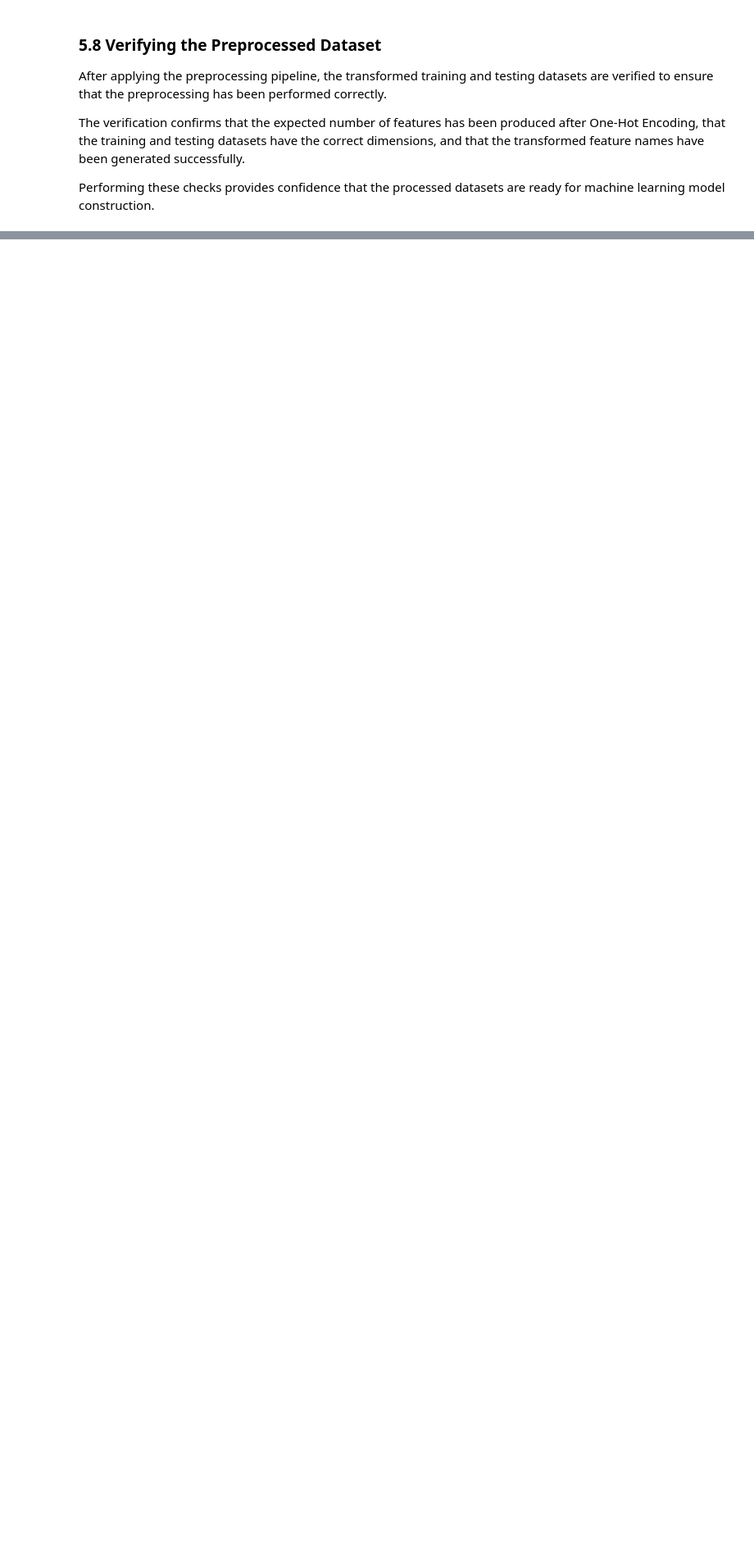
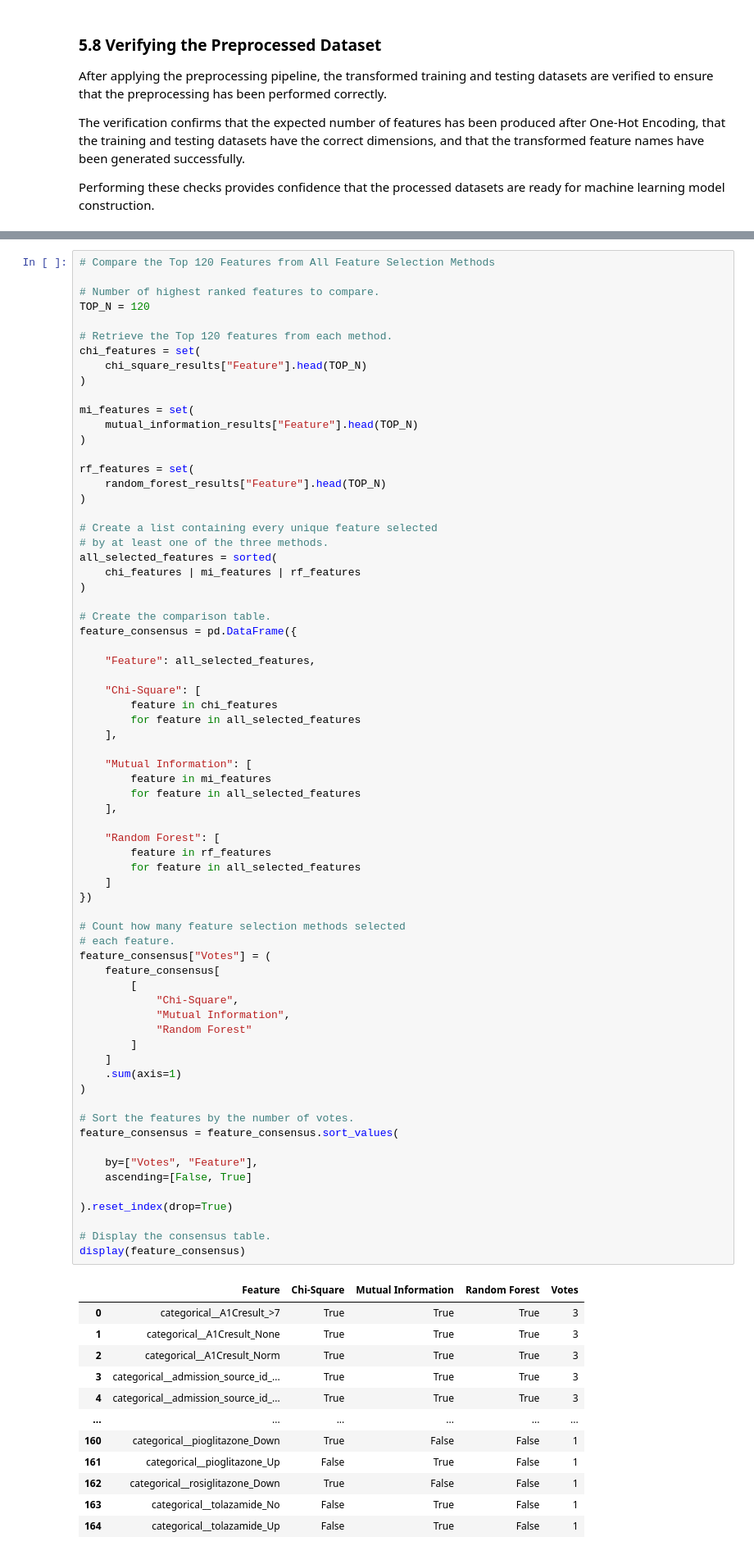
Before and after one commit to ajay-nagpal/Hospital-Readmission-Prediction, a Jupyter notebook: hospital_readmission.ipynb, the cells around one changed output, grey strips where cells are left out. Shown at 82% size. Cells and saved outputs as stored; diff of their text form; blank space fills up the shorter version.

```diff
--- a/hospital_readmission.ipynb
+++ b/hospital_readmission.ipynb
@@ -3253,0 +3774,82 @@ display(encoding_summary)
+# %%
+# Compare the Top 120 Features from All Feature Selection Methods
+
+# Number of highest ranked features to compare.
+TOP_N = 120
+
+# Retrieve the Top 120 features from each method.
+chi_features = set(
+    chi_square_results["Feature"].head(TOP_N)
+)
+
+mi_features = set(
+    mutual_information_results["Feature"].head(TOP_N)
+)
+
+rf_features = set(
+    random_forest_results["Feature"].head(TOP_N)
+)
+
+# Create a list containing every unique feature selected
+# by at least one of the three methods.
+all_selected_features = sorted(
+    chi_features | mi_features | rf_features
+)
+
+# Create the comparison table.
+feature_consensus = pd.DataFrame({
+
+    "Feature": all_selected_features,
+
+    "Chi-Square": [
+        feature in chi_features
+        for feature in all_selected_features
+    ],
+
+    "Mutual Information": [
+        feature in mi_features
+        for feature in all_selected_features
+    ],
+
+    "Random Forest": [
+        feature in rf_features
+        for feature in all_selected_features
+    ]
+})
+
+# Count how many feature selection methods selected
+# each feature.
+feature_consensus["Votes"] = (
+    feature_consensus[
+        [
+            "Chi-Square",
+            "Mutual Information",
+            "Random Forest"
+        ]
+    ]
+    .sum(axis=1)
+)
+
+# Sort the features by the number of votes.
+feature_consensus = feature_consensus.sort_values(
+
+    by=["Votes", "Feature"],
+    ascending=[False, True]
+
+).reset_index(drop=True)
+
+# Display the consensus table.
+display(feature_consensus)
+# %% [output]
+|  | Feature | Chi-Square | Mutual Information | Random Forest | Votes |
+| 0 | categorical__A1Cresult_>7 | True | True | True | 3 |
+| 1 | categorical__A1Cresult_None | True | True | True | 3 |
+| 2 | categorical__A1Cresult_Norm | True | True | True | 3 |
+| 3 | categorical__admission_source_id_... | True | True | True | 3 |
+| 4 | categorical__admission_source_id_... | True | True | True | 3 |
+| ... | ... | ... | ... | ... | ... |
+| 160 | categorical__pioglitazone_Down | True | False | False | 1 |
+| 161 | categorical__pioglitazone_Up | False | True | False | 1 |
+| 162 | categorical__rosiglitazone_Down | True | False | False | 1 |
+| 163 | categorical__tolazamide_No | False | True | False | 1 |
+| 164 | categorical__tolazamide_Up | False | True | False | 1 |
```
Also changed, not shown: parts of 24 cells of this notebook.
